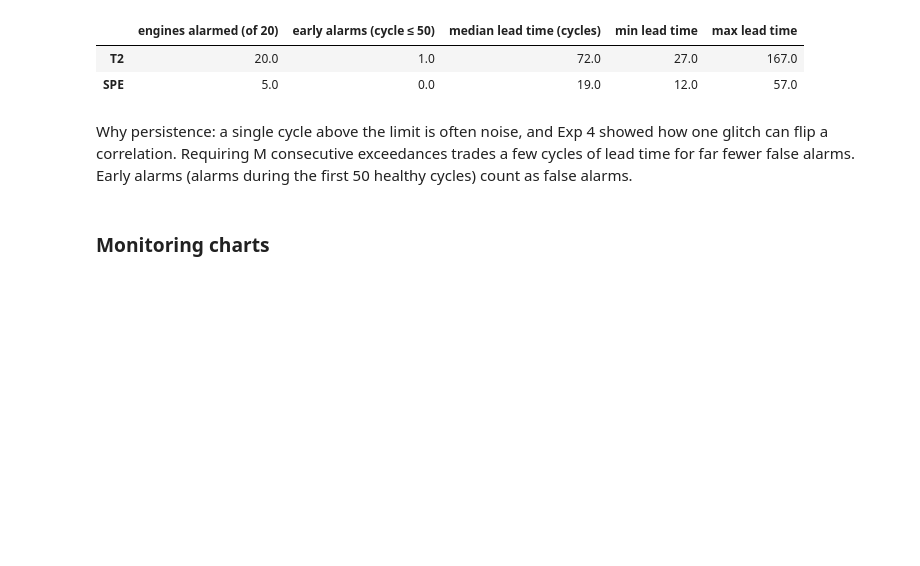
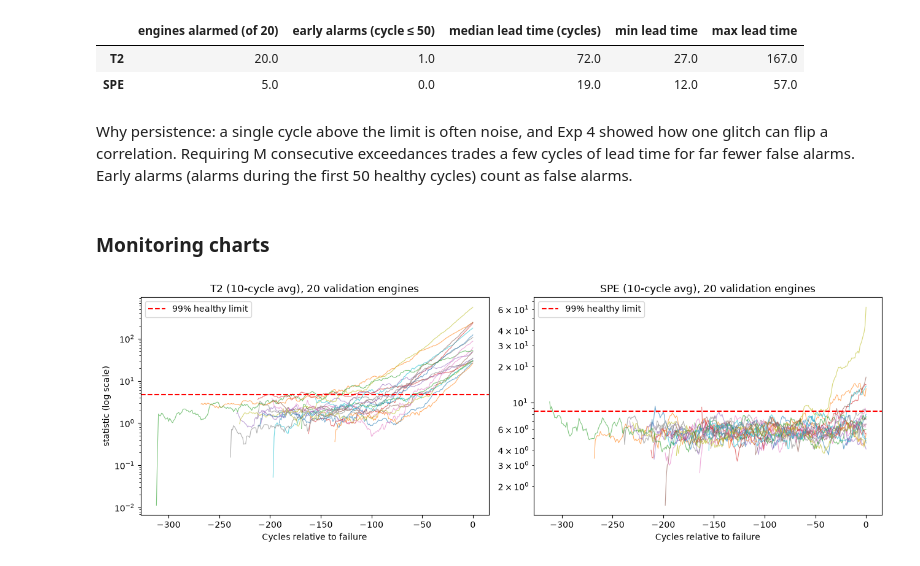
Before and after one commit to donald01johnson/mfda-exp8-pca-health, a Jupyter notebook: notebooks/exp8_pca_health.ipynb, the cells around one changed output. Saved outputs shown, nothing was run; the diff lists cells and outputs as text; code cells hidden in the pictures; blank space fills up the shorter version.

```diff
--- a/notebooks/exp8_pca_health.ipynb
+++ b/notebooks/exp8_pca_health.ipynb
@@ -953,3 +953,19 @@ summ
 Why persistence: a single cycle above the limit is often noise, and Exp 4 showed how one glitch can flip a correlation. Requiring M consecutive exceedances trades a few cycles of lead time for far fewer false alarms. Early alarms (alarms during the first 50 healthy cycles) count as false alarms.
 # %% [markdown]
 ### Monitoring charts
+# %%
+fig, axes = plt.subplots(1, 2, figsize=(13, 4.5), sharex=True)
+for ax, c in zip(axes, ["T2", "SPE"]):
+    for _, g in mon[is_va].groupby("unit"):
+        ax.plot(-g["RUL"], g[f"{c}_s"], lw=0.8, alpha=0.6)
+    ax.axhline(lim[c], color="red", ls="--", label="99% healthy limit")
+    ax.set_yscale("log")
+    ax.set_xlabel("Cycles relative to failure")
+    ax.set_title(f"{c} ({W}-cycle avg), 20 validation engines")
+    ax.legend()
+axes[0].set_ylabel("statistic (log scale)")
+plt.tight_layout()
+plt.savefig(FIG_DIR / "fig10_t2_spe_monitoring.png", dpi=150)
+plt.show()
+# %% [output]
+[figure, added]
```
Also changed, not shown: parts of 7 cells of this notebook, 1 other file.
